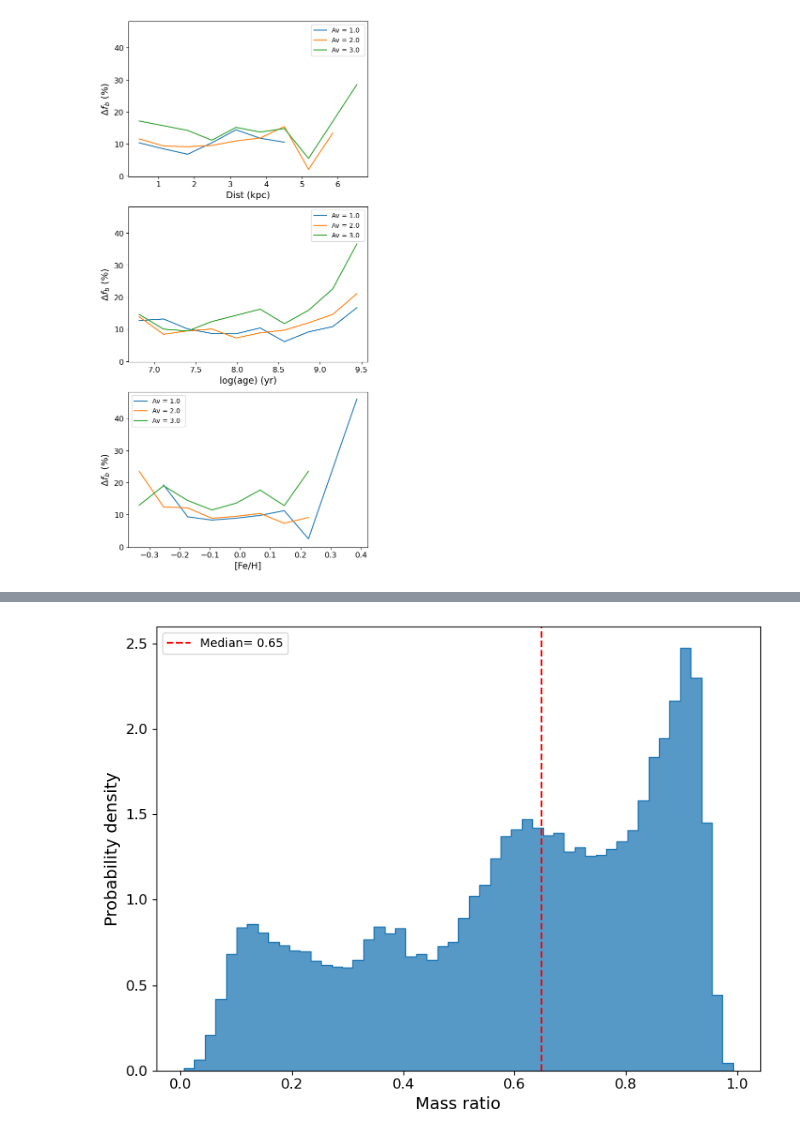
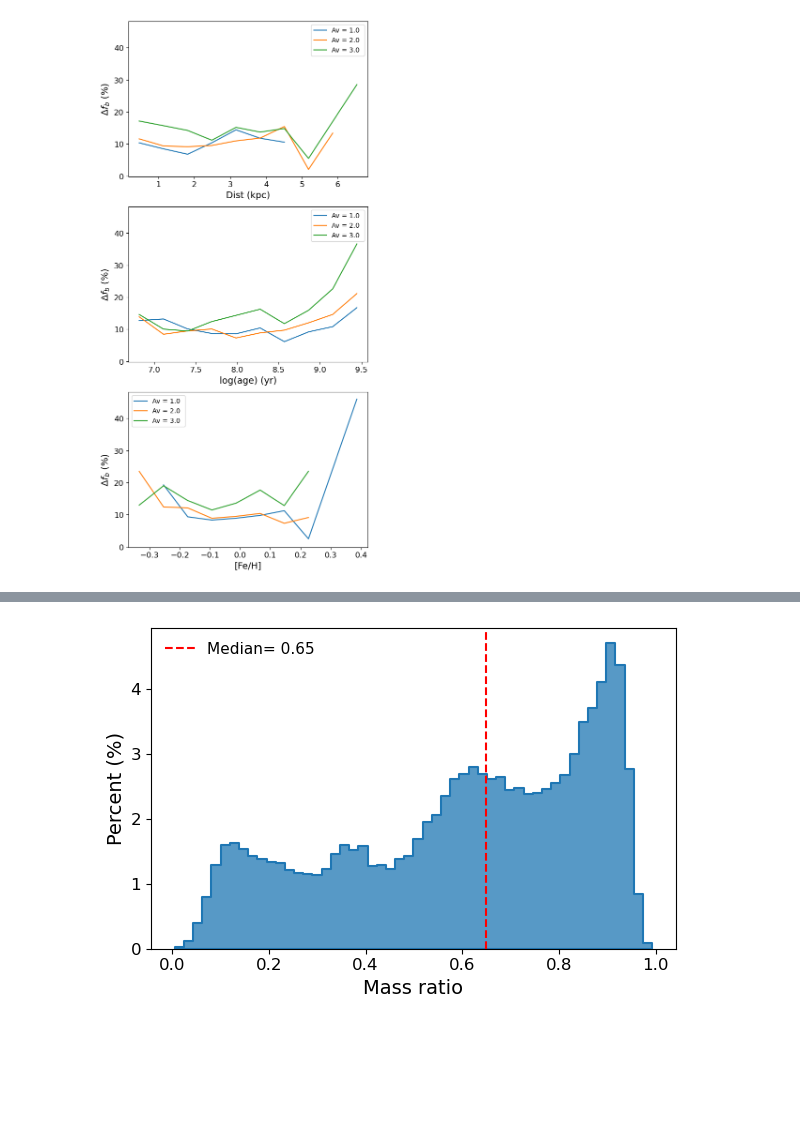
Before and after one commit to RuanPH26/stellar_multiplicity_in_open_clusters, a Jupyter notebook: data_description.ipynb, the cells around one changed output, grey strips where cells are left out. Drawn from its saved outputs; the diff is of its cells as text; code cells hidden in the pictures; blank space fills up the shorter version.

```diff
--- a/data_description.ipynb
+++ b/data_description.ipynb
@@ -223,20 +241,19 @@ plt.show()
 # %%
 data = pd.read_csv('Dados/data.csv', index_col='Cluster')
 
+fig= plt.figure(figsize= (6,4))
+sns.histplot(x=data[data.q>0]['q'], stat='percent', element='step', lw=1.5)
 median = data[data.q>0]['q'].median()
-fig= plt.figure(figsize= (8,6))
-sns.histplot(x=data[data.q>0]['q'], stat='density', element='step')
-plt.axvline(data[data.q>0]['q'].median(), ls='--', c='r',
-            label = f'Median= {median:.2f}')
+plt.axvline(median, ls='--', c='r', label = f'Median= {median:.2f}')
 
 plt.xlabel('Mass ratio', fontdict=font)
-plt.ylabel('Probability density', fontdict=font)
+plt.ylabel('Percent (%)', fontdict=font)
 plt.tick_params(labelsize=labelsize)
-plt.legend(loc='upper left')
+plt.legend(frameon=False, fontsize=11, loc='upper left')
 plt.tight_layout()
-plt.savefig('Figures/dist_mass_ratio.png',  dpi=300)
+plt.savefig('Figures/dist_mass_ratio.png',  dpi=300, bbox_inches="tight")
 plt.show()
 # %% [output]
-[figure, old version]
+[figure, new version]
 # %%
 nome_vars = {
```
Also changed, not shown: parts of 14 cells of this notebook, 19 other files.
